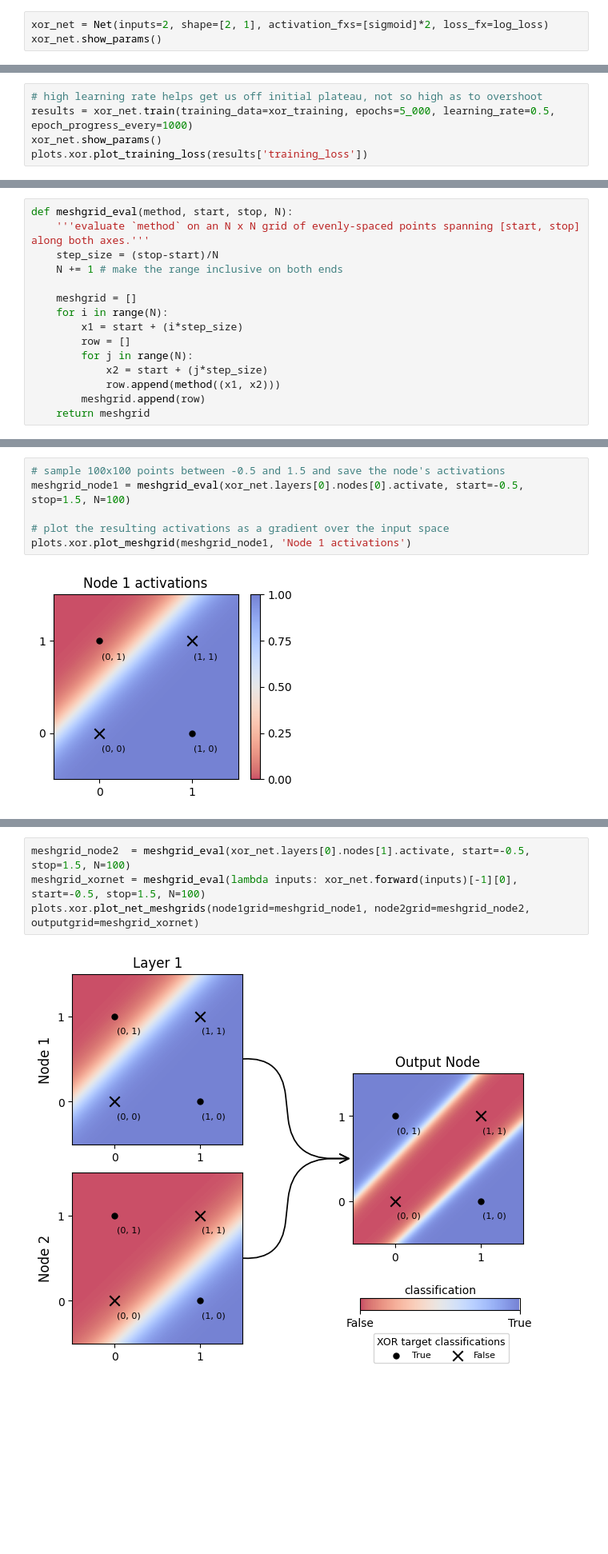
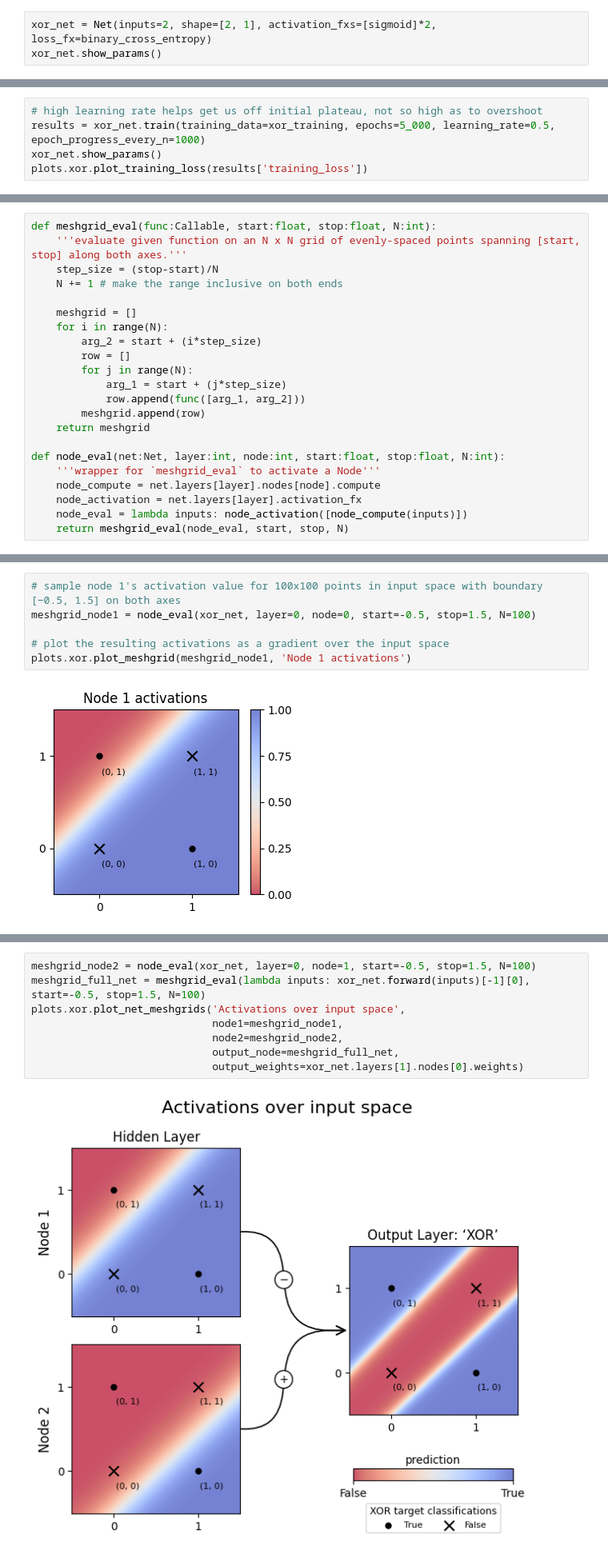
Before and after one commit to jeremy-dolan/neural-net-from-scratch, a Jupyter notebook: mlp_demo_xor_and_linear_separability.ipynb, the cells around one changed output, grey strips where cells are left out. Shown at 80% size. Drawn from its saved outputs; the diff is of its cells as text; blank space fills up the shorter version.

```diff
--- a/mlp_demo_xor_and_linear_separability.ipynb
+++ b/mlp_demo_xor_and_linear_separability.ipynb
@@ -118,4 +117,4 @@ hidden nodes, one output node) to implement XOR.
 # %%
-xor_net = Net(inputs=2, shape=[2, 1], activation_fxs=[sigmoid]*2, loss_fx=log_loss)
+xor_net = Net(inputs=2, shape=[2, 1], activation_fxs=[sigmoid]*2, loss_fx=binary_cross_entropy)
 xor_net.show_params()
 # %% [output]
@@ -138,7 +137,7 @@ xor_training = [
 Train the network, using batch gradient decent:
 # %%
 # high learning rate helps get us off initial plateau, not so high as to overshoot
-results = xor_net.train(training_data=xor_training, epochs=5_000, learning_rate=0.5, epoch_progress_every=1000)
+results = xor_net.train(training_data=xor_training, epochs=5_000, learning_rate=0.5, epoch_progress_every_n=1000)
 xor_net.show_params()
 plots.xor.plot_training_loss(results['training_loss'])
 # %% [output]
@@ -250,16 +246,23 @@ inputs from a N x N grid points in input space:
 # %%
-def meshgrid_eval(method, start, stop, N):
-    '''evaluate `method` on an N x N grid of evenly-spaced points spanning [start, stop] along both axes.'''
+def meshgrid_eval(func:Callable, start:float, stop:float, N:int):
+    '''evaluate given function on an N x N grid of evenly-spaced points spanning [start, stop] along both axes.'''
     step_size = (stop-start)/N
     N += 1 # make the range inclusive on both ends
 
     meshgrid = []
     for i in range(N):
-        x1 = start + (i*step_size)
+        arg_2 = start + (i*step_size)
         row = []
         for j in range(N):
-            x2 = start + (j*step_size)
-            row.append(method((x1, x2)))
+            arg_1 = start + (j*step_size)
+            row.append(func([arg_1, arg_2]))
         meshgrid.append(row)
     return meshgrid
+
+def node_eval(net:Net, layer:int, node:int, start:float, stop:float, N:int):
+    '''wrapper for `meshgrid_eval` to activate a Node'''
+    node_compute = net.layers[layer].nodes[node].compute
+    node_activation = net.layers[layer].activation_fx
+    node_eval = lambda inputs: node_activation([node_compute(inputs)])
+    return meshgrid_eval(node_eval, start, stop, N)
 # %% [markdown]
@@ -271,6 +274,6 @@ total points to sample.
 # %%
-# sample 100x100 points between -0.5 and 1.5 and save the node's activations
-meshgrid_node1 = meshgrid_eval(xor_net.layers[0].nodes[0].activate, start=-0.5, stop=1.5, N=100)
+# sample node 1's activation value for 100x100 points in input space with boundary [−0.5, 1.5] on both axes
+meshgrid_node1 = node_eval(xor_net, layer=0, node=0, start=-0.5, stop=1.5, N=100)
 
 # plot the resulting activations as a gradient over the input space
 plots.xor.plot_meshgrid(meshgrid_node1, 'Node 1 activations')
@@ -285,6 +288,10 @@ node, and for the network as a whole:
 # %%
-meshgrid_node2  = meshgrid_eval(xor_net.layers[0].nodes[1].activate, start=-0.5, stop=1.5, N=100)
-meshgrid_xornet = meshgrid_eval(lambda inputs: xor_net.forward(inputs)[-1][0], start=-0.5, stop=1.5, N=100)
-plots.xor.plot_net_meshgrids(node1grid=meshgrid_node1, node2grid=meshgrid_node2, outputgrid=meshgrid_xornet)
+meshgrid_node2 = node_eval(xor_net, layer=0, node=1, start=-0.5, stop=1.5, N=100)
+meshgrid_full_net = meshgrid_eval(lambda inputs: xor_net.forward(inputs)[-1][0], start=-0.5, stop=1.5, N=100)
+plots.xor.plot_net_meshgrids('Activations over input space',
+                             node1=meshgrid_node1,
+                             node2=meshgrid_node2,
+                             output_node=meshgrid_full_net,
+                             output_weights=xor_net.layers[1].nodes[0].weights)
 # %% [output]
-[figure, old version]
+[figure, new version]
```
Also changed, not shown: parts of 27 cells of this notebook, 2 other files.
